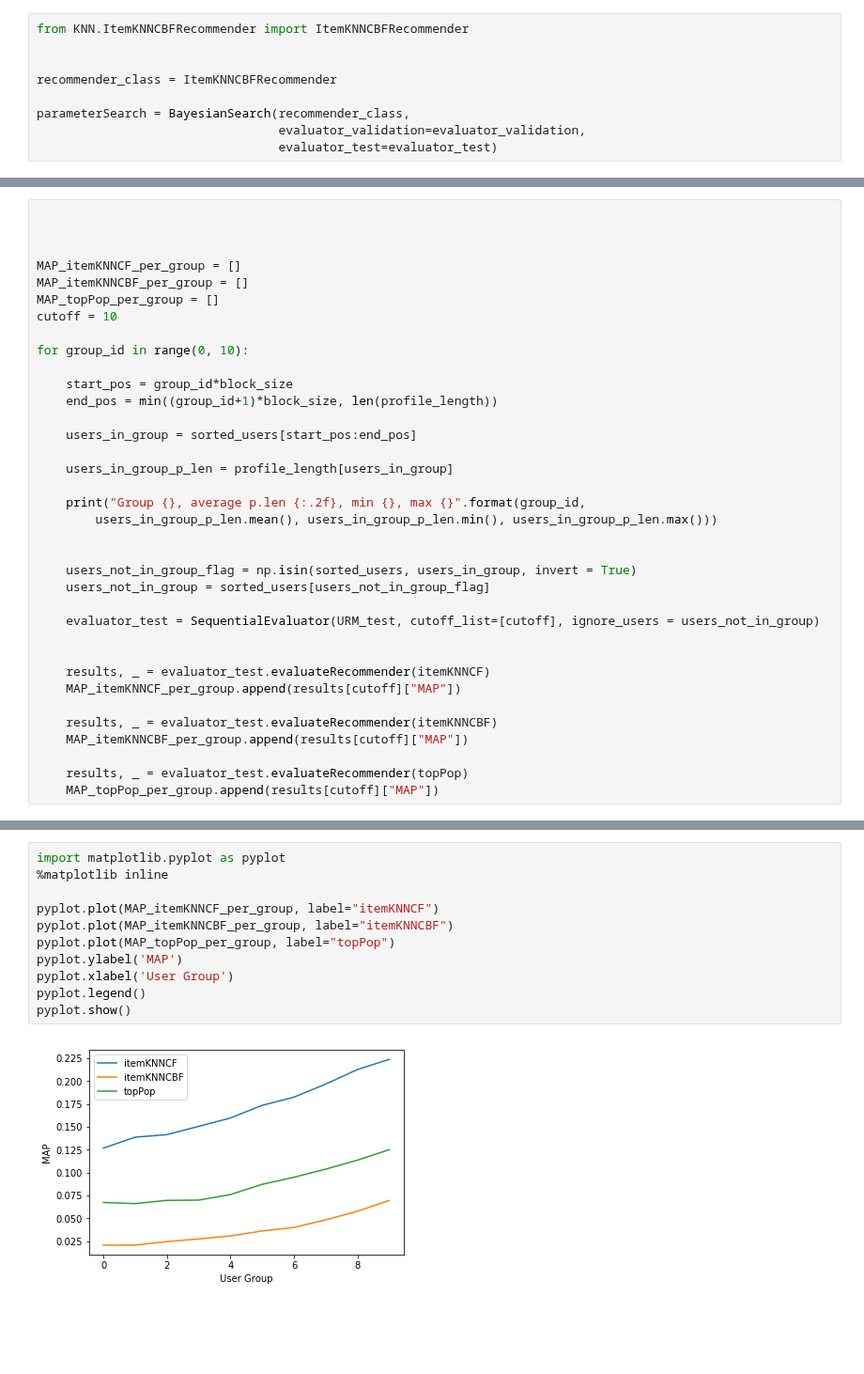
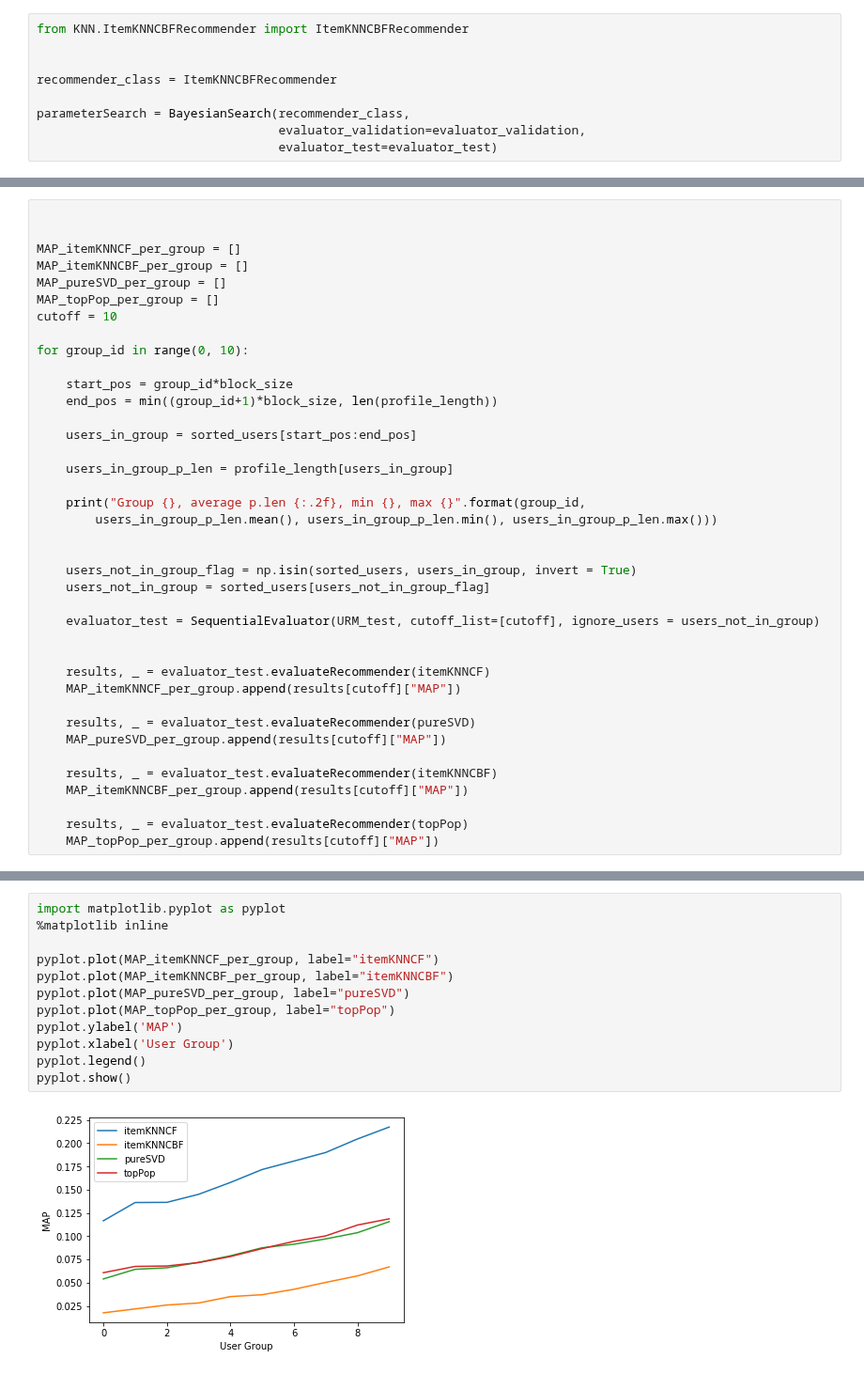
Before and after one commit to MaurizioFD/RecSys_Course_AT_PoliMi, a Jupyter notebook: Practice 8 - Hybrid recommenders.ipynb, the cells around one changed output, grey strips where cells are left out. Shown at 94% size. Saved outputs shown, nothing was run; the diff lists cells and outputs as text; blank space fills up the shorter version.

```diff
--- a/Practice 8 - Hybrid recommenders.ipynb
+++ b/Practice 8 - Hybrid recommenders.ipynb
@@ -530,9 +552,9 @@ Similarity column 65134 ( 100 % ), 3432.57 column/sec, elapsed time 0.32 min
 # %%
-
 
 
 MAP_itemKNNCF_per_group = []
 MAP_itemKNNCBF_per_group = []
+MAP_pureSVD_per_group = []
 MAP_topPop_per_group = []
 cutoff = 10
 
@@ -558,6 +580,9 @@ for group_id in range(0, 10):
     results, _ = evaluator_test.evaluateRecommender(itemKNNCF)
     MAP_itemKNNCF_per_group.append(results[cutoff]["MAP"])
 
+    results, _ = evaluator_test.evaluateRecommender(pureSVD)
+    MAP_pureSVD_per_group.append(results[cutoff]["MAP"])
+
     results, _ = evaluator_test.evaluateRecommender(itemKNNCBF)
     MAP_itemKNNCBF_per_group.append(results[cutoff]["MAP"])
 
@@ -584,13 +609,14 @@ SequentialEvaluator: Processed 3578 ( 100.00% ) in 3.54 seconds. Users per secon
 # %%
 import matplotlib.pyplot as pyplot
 %matplotlib inline
 
 pyplot.plot(MAP_itemKNNCF_per_group, label="itemKNNCF")
 pyplot.plot(MAP_itemKNNCBF_per_group, label="itemKNNCBF")
+pyplot.plot(MAP_pureSVD_per_group, label="pureSVD")
 pyplot.plot(MAP_topPop_per_group, label="topPop")
 pyplot.ylabel('MAP')
 pyplot.xlabel('User Group')
 pyplot.legend()
 pyplot.show()
 # %% [output]
-[figure, old version]
+[figure, new version]
```
Also changed, not shown: parts of 15 cells of this notebook, 2 other files.
